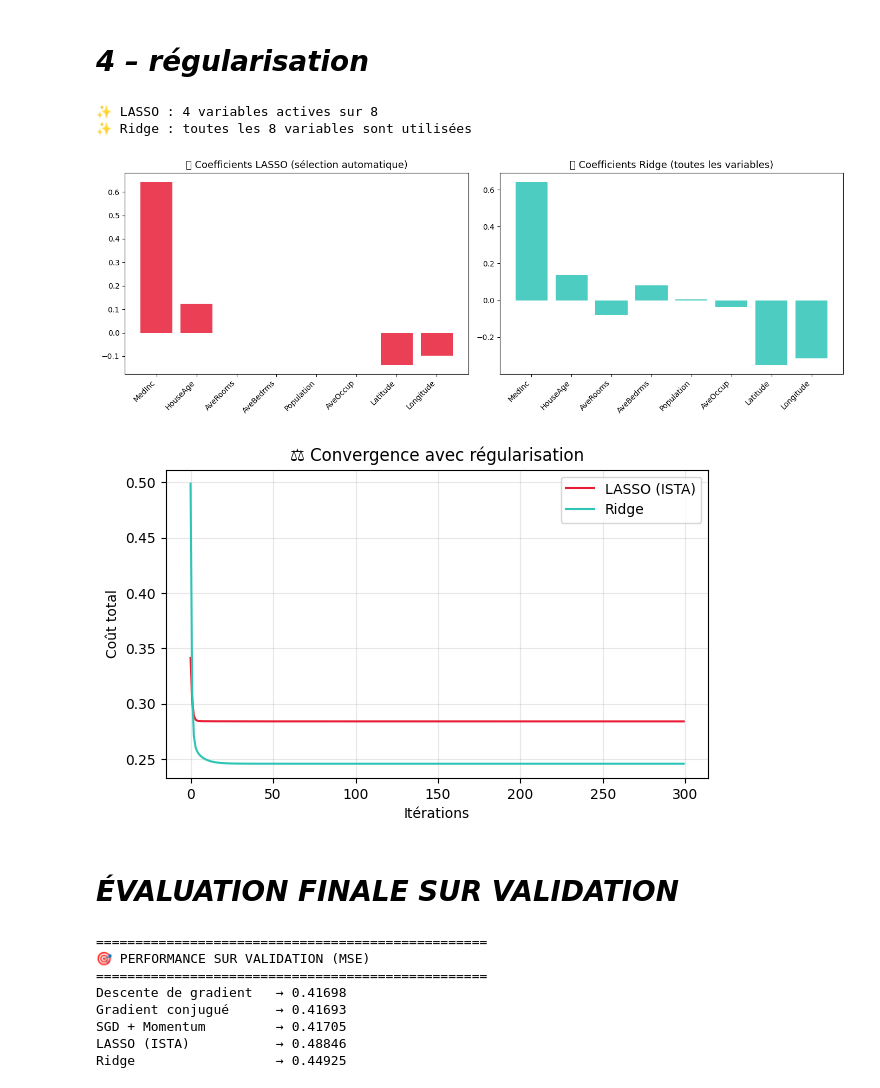
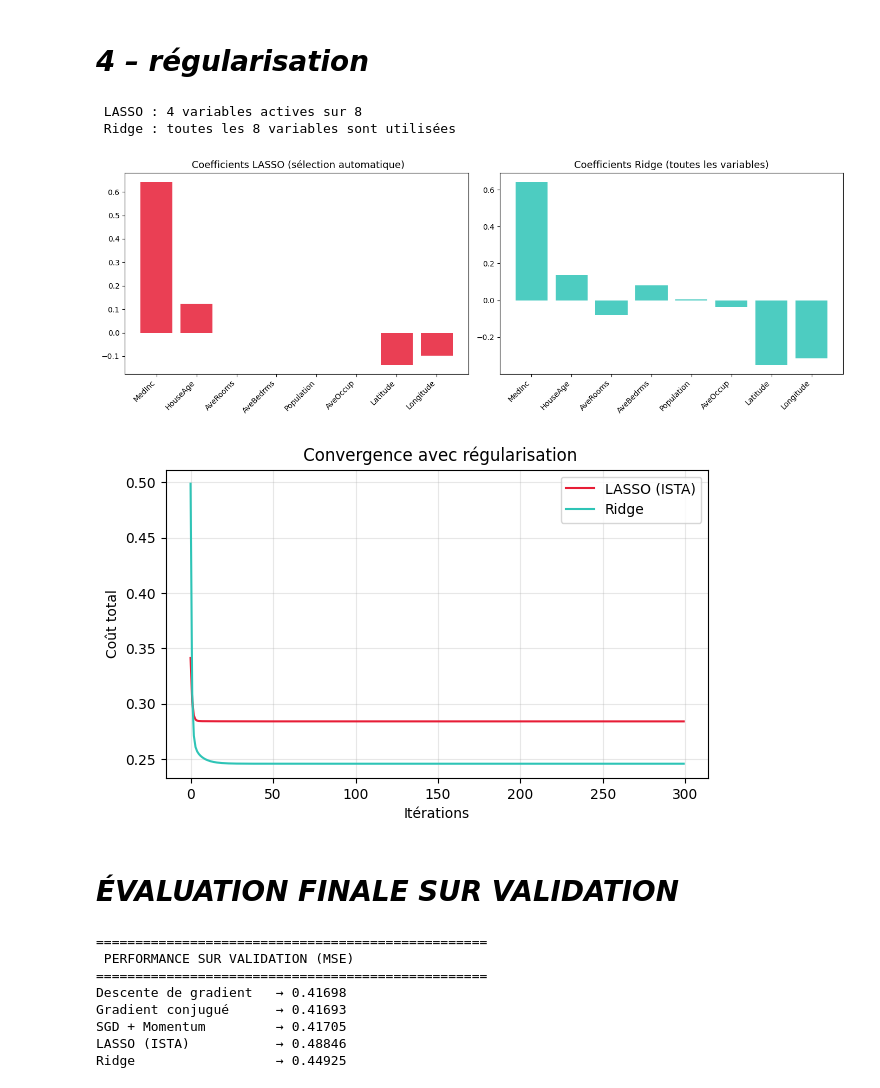
Before and after one commit to HustleHard304/Optimisation-des-donn-es_, a Jupyter notebook: C30813_TP_OPTIMISATION.ipynb, the cells around one changed output. Cells and saved outputs as stored; diff of their text form; code cells hidden in the pictures.

```diff
--- a/C30813_TP_OPTIMISATION.ipynb
+++ b/C30813_TP_OPTIMISATION.ipynb
@@ -246,41 +246,41 @@ def ridge_gd_custom(X, y, lam, alpha, max_iter=300):
     return w, losses
 
 w_ista, loss_ista = ista_custom(X_train, y_train, lam=0.05, alpha=alpha_opt)
 w_ridge, loss_ridge = ridge_gd_custom(X_train, y_train, lam=0.1, alpha=alpha_opt)
 
 # Sparsité
-print(f"\n✨ LASSO : {np.sum(np.abs(w_ista) > 1e-4)} variables actives sur {d}")
-print(f"✨ Ridge : toutes les {d} variables sont utilisées")
+print(f"\n LASSO : {np.sum(np.abs(w_ista) > 1e-4)} variables actives sur {d}")
+print(f" Ridge : toutes les {d} variables sont utilisées")
 
 # Visualisation coefficients
 plt.figure(figsize=(14, 5))
 plt.subplot(1, 2, 1)
 plt.bar(range(d), w_ista, color='#E71D36', alpha=0.85)
 plt.xticks(range(d), data.feature_names, rotation=45, ha='right')
-plt.title("🧮 Coefficients LASSO (sélection automatique)", fontsize=13)
+plt.title(" Coefficients LASSO (sélection automatique)", fontsize=13)
 
 plt.subplot(1, 2, 2)
 plt.bar(range(d), w_ridge, color='#2EC4B6', alpha=0.85)
 plt.xticks(range(d), data.feature_names, rotation=45, ha='right')
-plt.title("🧮 Coefficients Ridge (toutes les variables)", fontsize=13)
+plt.title("Coefficients Ridge (toutes les variables)", fontsize=13)
 plt.tight_layout()
 plt.show()
 
 # Convergence régularisation
 plt.figure(figsize=(7, 4))
 plt.plot(loss_ista, color='#E71D36', label='LASSO (ISTA)')
 plt.plot(loss_ridge, color='#2EC4B6', label='Ridge')
 plt.xlabel("Itérations")
 plt.ylabel("Coût total")
-plt.title("⚖️ Convergence avec régularisation")
+plt.title(" Convergence avec régularisation")
 plt.legend()
 plt.grid(alpha=0.3)
 plt.show()
 # %% [output]
-✨ LASSO : 4 variables actives sur 8
-✨ Ridge : toutes les 8 variables sont utilisées
+ LASSO : 4 variables actives sur 8
+ Ridge : toutes les 8 variables sont utilisées
 [figure]
-[figure, old version]
+[figure, new version]
 # %% [markdown]
 # ***ÉVALUATION FINALE SUR VALIDATION***
 # %%
@@ -295,13 +295,13 @@ results = {
 }
 
 print("\n" + "="*50)
-print("🎯 PERFORMANCE SUR VALIDATION (MSE)")
+print(" PERFORMANCE SUR VALIDATION (MSE)")
 print("="*50)
 for name, err in results.items():
     print(f"{name:22s} → {err:.5f}")
 # %% [output]
 ==================================================
-🎯 PERFORMANCE SUR VALIDATION (MSE)
+ PERFORMANCE SUR VALIDATION (MSE)
 ==================================================
 Descente de gradient   → 0.41698
 Gradient conjugué      → 0.41693
```
Also changed, not shown: parts of 4 cells of this notebook.
